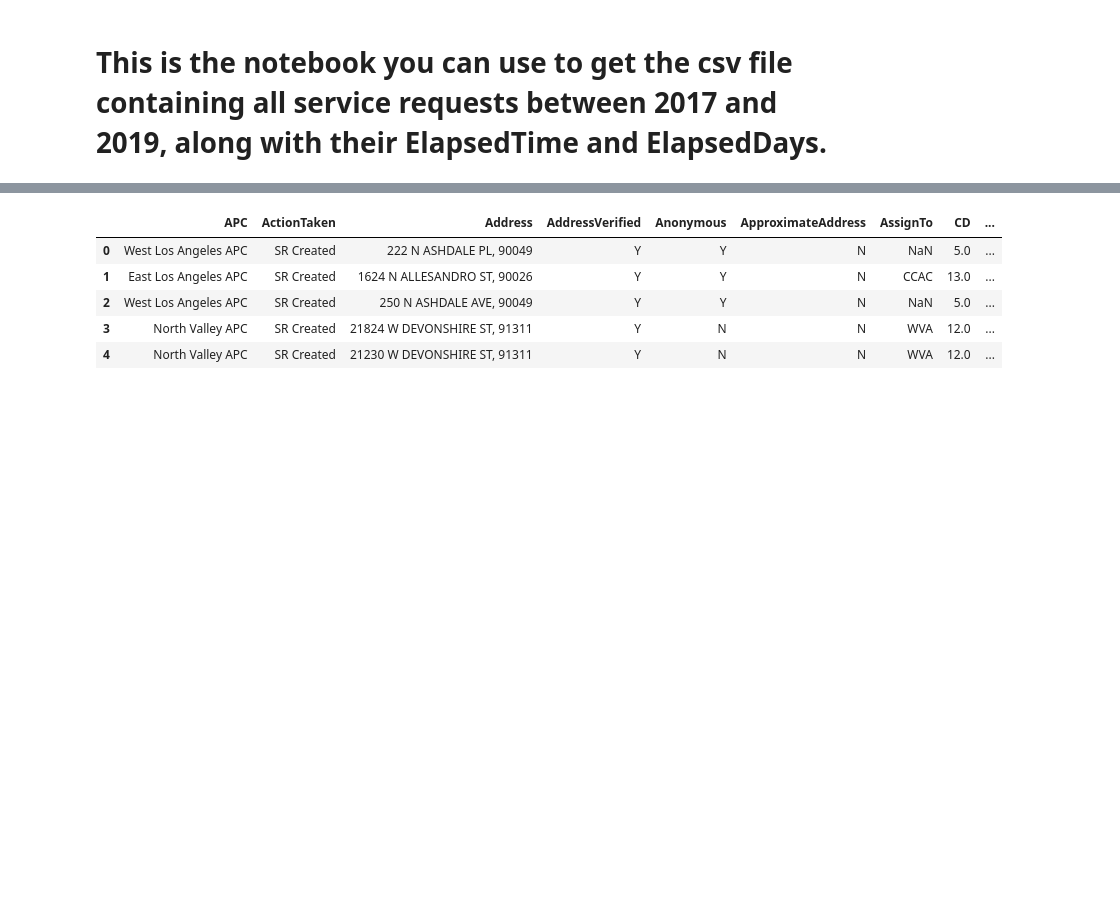
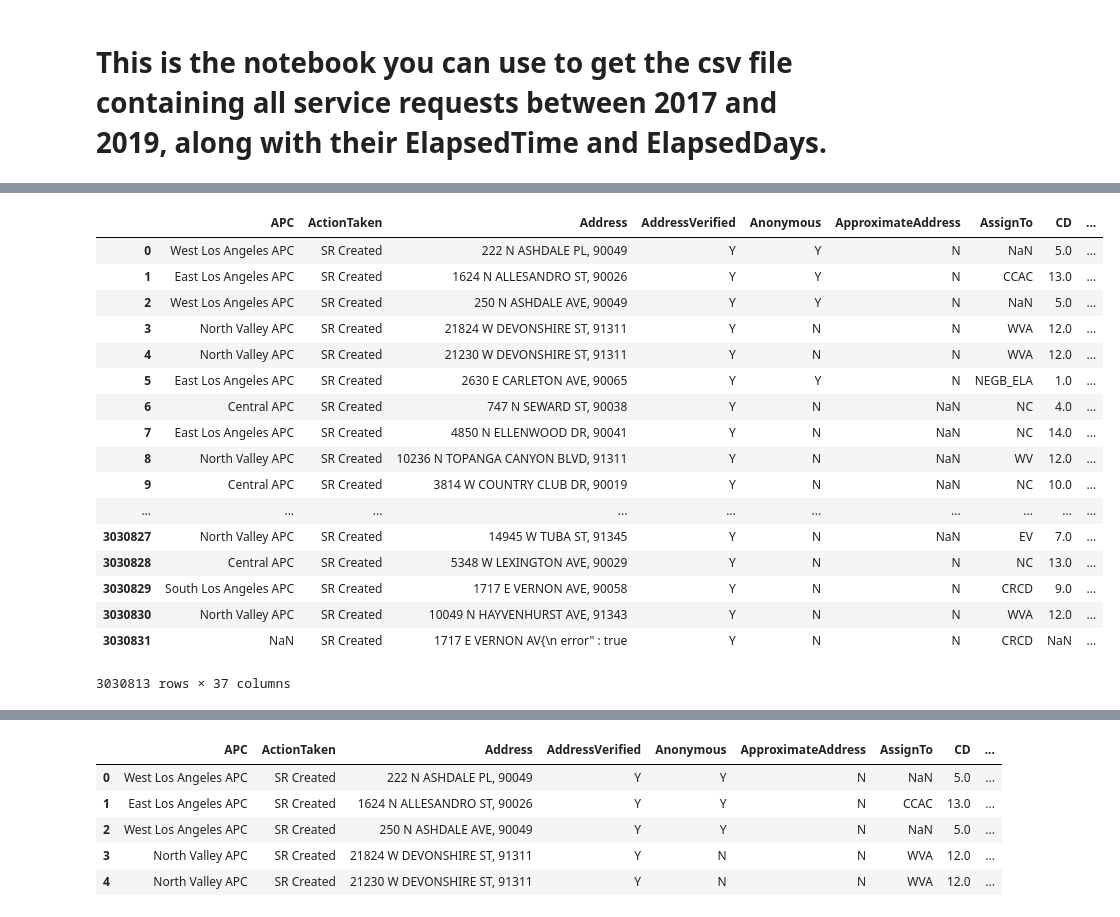
Before and after one commit to p-ai-org/p-requests, a Jupyter notebook: 311_Requests_Model/SRCleaning.ipynb, the cells around one changed output, grey strips where cells are left out. Saved outputs shown, nothing was run; the diff lists cells and outputs as text; code cells hidden in the pictures; blank space fills up the shorter version.

```diff
--- a/311_Requests_Model/SRCleaning.ipynb
+++ b/311_Requests_Model/SRCleaning.ipynb
@@ -87,0 +140,21 @@ edf = edf[edf['ElapsedDays'] < 1100]   #Some of the service requests had dates w
+# %%
+edf
+# %% [output]
+|  | APC | ActionTaken | Address | AddressVerified | Anonymous | ApproximateAddress | AssignTo | CD | ... |
+| 0 | West Los Angeles APC | SR Created | 222 N ASHDALE PL, 90049 | Y | Y | N | NaN | 5.0 | ... |
+| 1 | East Los Angeles APC | SR Created | 1624 N ALLESANDRO ST, 90026 | Y | Y | N | CCAC | 13.0 | ... |
+| 2 | West Los Angeles APC | SR Created | 250 N ASHDALE AVE, 90049 | Y | Y | N | NaN | 5.0 | ... |
+| 3 | North Valley APC | SR Created | 21824 W DEVONSHIRE ST, 91311 | Y | N | N | WVA | 12.0 | ... |
+| 4 | North Valley APC | SR Created | 21230 W DEVONSHIRE ST, 91311 | Y | N | N | WVA | 12.0 | ... |
+| 5 | East Los Angeles APC | SR Created | 2630 E CARLETON AVE, 90065 | Y | Y | N | NEGB_ELA | 1.0 | ... |
+| 6 | Central APC | SR Created | 747 N SEWARD ST, 90038 | Y | N | NaN | NC | 4.0 | ... |
+| 7 | East Los Angeles APC | SR Created | 4850 N ELLENWOOD DR, 90041 | Y | N | NaN | NC | 14.0 | ... |
+| 8 | North Valley APC | SR Created | 10236 N TOPANGA CANYON BLVD, 91311 | Y | N | NaN | WV | 12.0 | ... |
+| 9 | Central APC | SR Created | 3814 W COUNTRY CLUB DR, 90019 | Y | N | NaN | NC | 10.0 | ... |
+| ... | ... | ... | ... | ... | ... | ... | ... | ... | ... |
+| 3030827 | North Valley APC | SR Created | 14945 W TUBA ST, 91345 | Y | N | NaN | EV | 7.0 | ... |
+| 3030828 | Central APC | SR Created | 5348 W LEXINGTON AVE, 90029 | Y | N | N | NC | 13.0 | ... |
+| 3030829 | South Los Angeles APC | SR Created | 1717 E VERNON AVE, 90058 | Y | N | N | CRCD | 9.0 | ... |
+| 3030830 | North Valley APC | SR Created | 10049 N HAYVENHURST AVE, 91343 | Y | N | N | WVA | 12.0 | ... |
+| 3030831 | NaN | SR Created | 1717 E VERNON AV{\n error" : true | Y | N | N | CRCD | NaN | ... |
+3030813 rows × 37 columns
```
Also changed, not shown: parts of 6 cells of this notebook, 7 other files.
